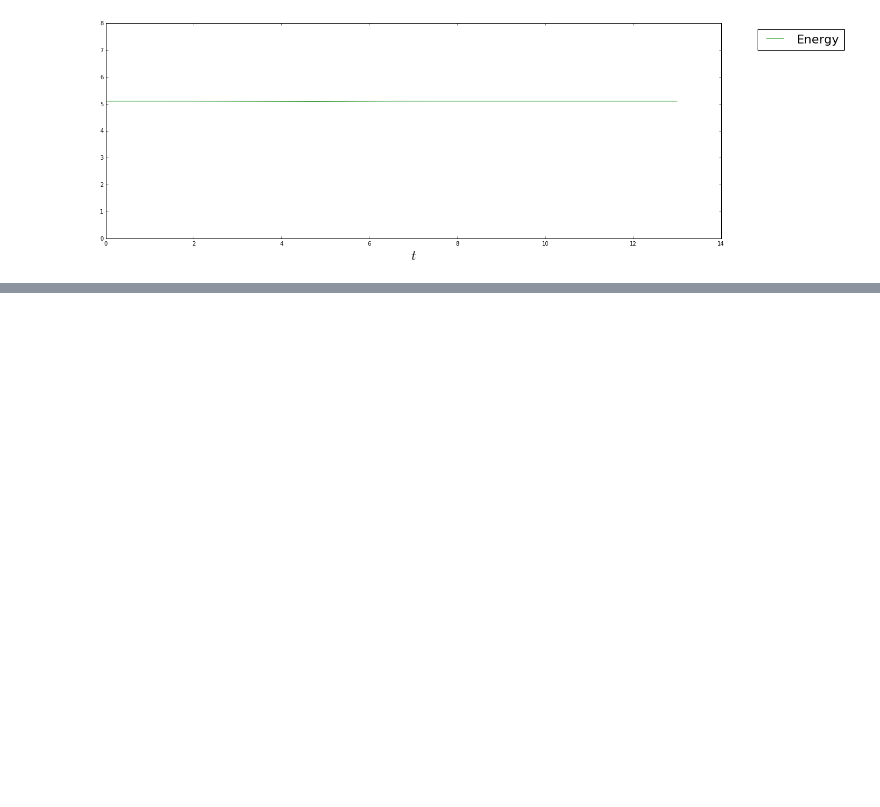
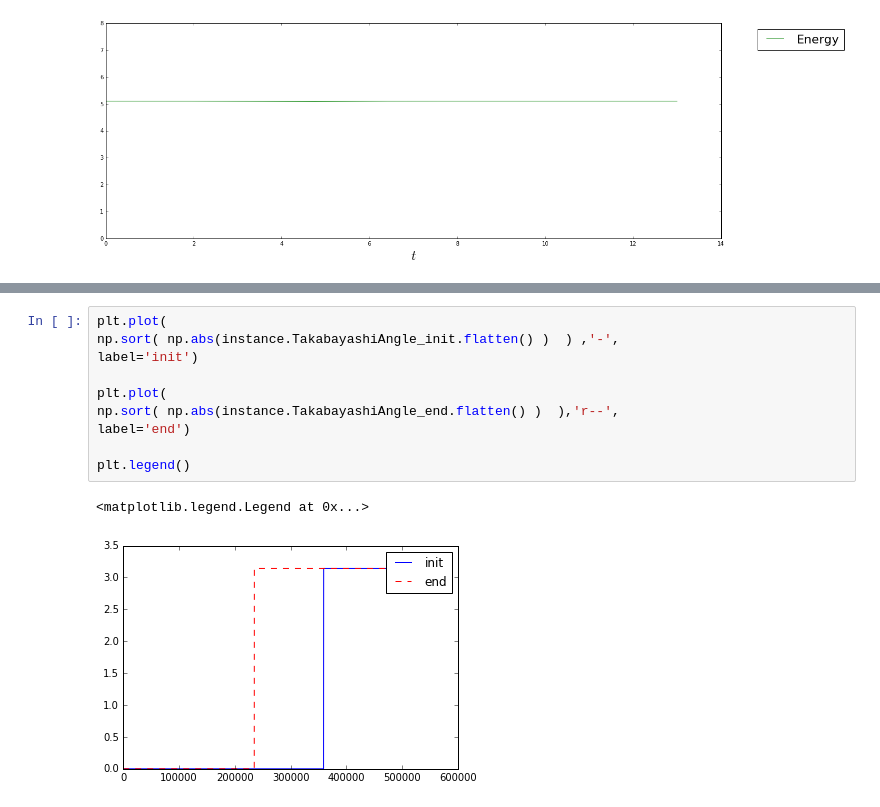
Before and after one commit to cabrer7/PyWignerCUDA, a Jupyter notebook: instances/WignerDirac2D_4x4/Klein-Takabayashi.ipynb, the cells around one changed output, grey strips where cells are left out. Drawn from its saved outputs; the diff is of its cells as text; blank space fills up the shorter version.

```diff
--- a/instances/WignerDirac2D_4x4/Klein-Takabayashi.ipynb
+++ b/instances/WignerDirac2D_4x4/Klein-Takabayashi.ipynb
@@ -423,0 +459,13 @@ ax.legend(bbox_to_anchor=(1.05, 1), loc=2, prop={'size':22})
+# %%
+plt.plot(
+np.sort( np.abs(instance.TakabayashiAngle_init.flatten() )  ) ,'-',
+label='init')
+
+plt.plot(
+np.sort( np.abs(instance.TakabayashiAngle_end.flatten() )  ),'r--',
+label='end')
+
+plt.legend()
+# %% [output]
+<matplotlib.legend.Legend at 0x...>
+[figure, added]
```
Also changed, not shown: parts of 10 cells of this notebook.
